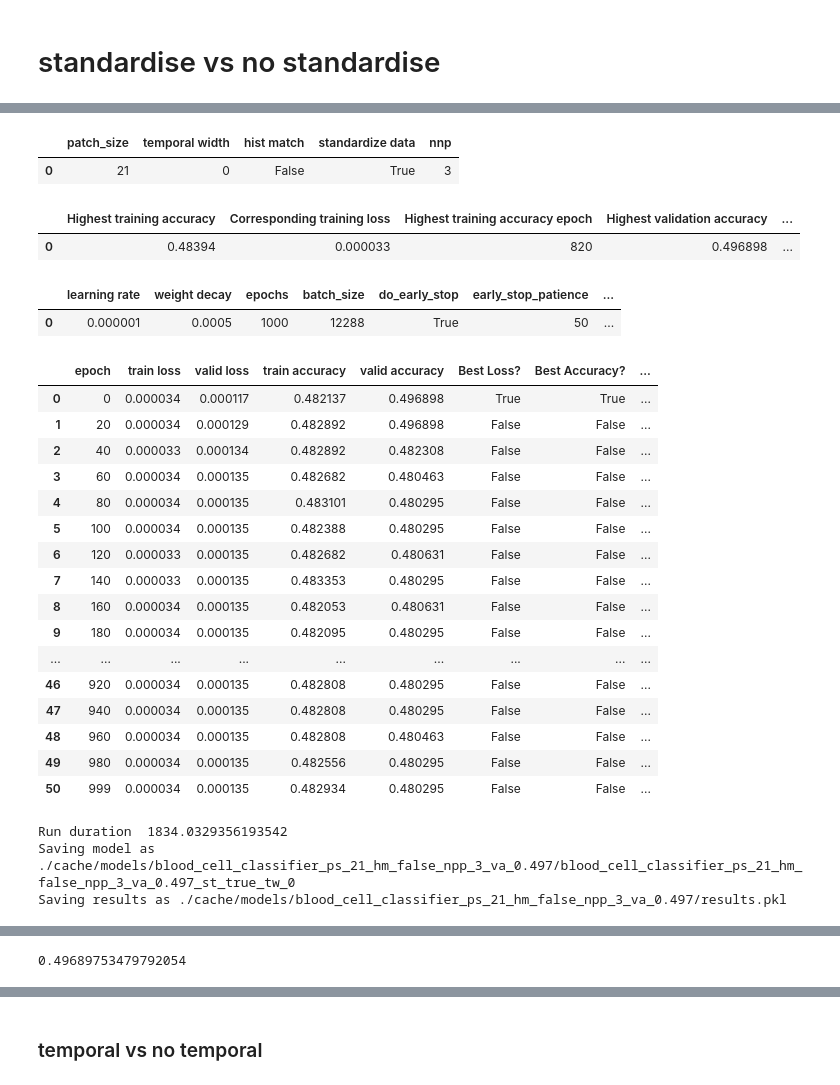
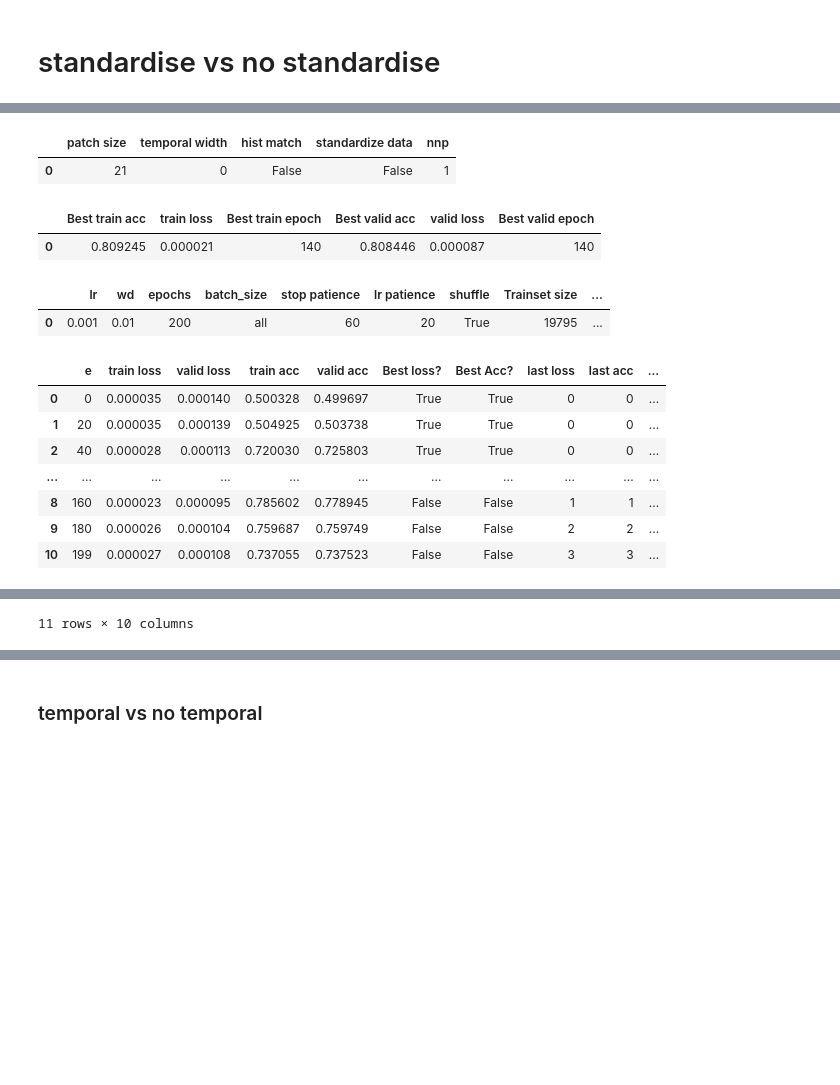
Before and after one commit to cchadj/cell-tracking-ucl-thesis, a Jupyter notebook: train-model-minimal.ipynb, the cells around one changed output, grey strips where cells are left out. Drawn from its saved outputs; the diff is of its cells as text; code cells hidden in the pictures; blank space fills up the shorter version.

```diff
--- a/train-model-minimal.ipynb
+++ b/train-model-minimal.ipynb
@@ -36,0 +1,18 @@ Using device: cuda
+# %%
+%load_ext autoreload
+%autoreload 2
+%autosave 5
+
+import torch
+import collections
+from copy import deepcopy
+
+from sharedvariables import get_video_sessions
+from train_model import train_model_demo
+
+device = torch.device('cuda' if torch.cuda.is_available() else 'cpu')
+print('Using device:', device)
+print()
+
+
+video_sessions_registered = get_video_sessions(should_be_registered=True, should_have_marked_cells=True)
@@ -37,5 +24,18 @@ Using device: cuda
 # %% [markdown]
 # standardise vs no standardise
+# %%
+train_params = collections.OrderedDict(
+    epochs=200,
+    lr = .001,
+
+    weight_decay=0.01,
+    batch_size='all', # can be a number or None/'all' to train all trainset at once.
+    do_early_stop=True,  # Optional default True
+    early_stop_patience=60, # How many epochs with no validation accuracy improvement before stopping early
+    learning_rate_scheduler_patience=20, # How many epochs with no validation accuracy improvement before lowering learning rate
+    evaluate_epochs=10,
+
+    shuffle=True)
 # %%
 model, results = train_model_demo(
                  patch_size=21,
@@ -175,10 +253,11 @@ model, results = train_model_demo(
                  patch_size=21,
                  temporal_width=0,
                  do_hist_match=False,
-                 n_negatives_per_positive=3,
-                 standardize_dataset=True,
+                 n_negatives_per_positive=1,
+                 standardize_dataset=False,
 
-                 train_params=train_params,
+                 video_sessions = video_sessions_registered,
+                 train_params=deepcopy(train_params),
                  try_load_data_from_cache=False,
                  try_load_model_from_cache=False,
                 )
@@ -187,26 +268,14 @@ results.best_valid_accuracy
-|  | patch_size | temporal width | hist match | standardize data | nnp |
-| 0 | 21 | 0 | False | True | 3 |
+|  | patch size | temporal width | hist match | standardize data | nnp |
+| 0 | 21 | 0 | False | False | 1 |
-|  | Highest training accuracy | Corresponding training loss | Highest training accuracy epoch | Highest validation accuracy | ... |
-| 0 | 0.48394 | 0.000033 | 820 | 0.496898 | ... |
+|  | Best train acc | train loss | Best train epoch | Best valid acc | valid loss | Best valid epoch |
+| 0 | 0.809245 | 0.000021 | 140 | 0.808446 | 0.000087 | 140 |
-|  | learning rate | weight decay | epochs | batch_size | do_early_stop | early_stop_patience | ... |
-| 0 | 0.000001 | 0.0005 | 1000 | 12288 | True | 50 | ... |
+|  | lr | wd | epochs | batch_size | stop patience | lr patience | shuffle | Trainset size | ... |
+| 0 | 0.001 | 0.01 | 200 | all | 60 | 20 | True | 19795 | ... |
-|  | epoch | train loss | valid loss | train accuracy | valid accuracy | Best Loss? | Best Accuracy? | ... |
-| 0 | 0 | 0.000034 | 0.000117 | 0.482137 | 0.496898 | True | True | ... |
-| 1 | 20 | 0.000034 | 0.000129 | 0.482892 | 0.496898 | False | False | ... |
-| 2 | 40 | 0.000033 | 0.000134 | 0.482892 | 0.482308 | False | False | ... |
-| 3 | 60 | 0.000034 | 0.000135 | 0.482682 | 0.480463 | False | False | ... |
-| 4 | 80 | 0.000034 | 0.000135 | 0.483101 | 0.480295 | False | False | ... |
-| 5 | 100 | 0.000034 | 0.000135 | 0.482388 | 0.480295 | False | False | ... |
-| 6 | 120 | 0.000033 | 0.000135 | 0.482682 | 0.480631 | False | False | ... |
-| 7 | 140 | 0.000033 | 0.000135 | 0.483353 | 0.480295 | False | False | ... |
-| 8 | 160 | 0.000034 | 0.000135 | 0.482053 | 0.480631 | False | False | ... |
-| 9 | 180 | 0.000034 | 0.000135 | 0.482095 | 0.480295 | False | False | ... |
-| ... | ... | ... | ... | ... | ... | ... | ... | ... |
-| 46 | 920 | 0.000034 | 0.000135 | 0.482808 | 0.480295 | False | False | ... |
-| 47 | 940 | 0.000034 | 0.000135 | 0.482808 | 0.480295 | False | False | ... |
-| 48 | 960 | 0.000034 | 0.000135 | 0.482808 | 0.480463 | False | False | ... |
-| 49 | 980 | 0.000034 | 0.000135 | 0.482556 | 0.480295 | False | False | ... |
-| 50 | 999 | 0.000034 | 0.000135 | 0.482934 | 0.480295 | False | False | ... |
+|  | e | train loss | valid loss | train acc | valid acc | Best loss? | Best Acc? | last loss | last acc | ... |
+| 0 | 0 | 0.000035 | 0.000140 | 0.500328 | 0.499697 | True | True | 0 | 0 | ... |
+| 1 | 20 | 0.000035 | 0.000139 | 0.504925 | 0.503738 | True | True | 0 | 0 | ... |
+| 2 | 40 | 0.000028 | 0.000113 | 0.720030 | 0.725803 | True | True | 0 | 0 | ... |
+| ... | ... | ... | ... | ... | ... | ... | ... | ... | ... | ... |
+| 8 | 160 | 0.000023 | 0.000095 | 0.785602 | 0.778945 | False | False | 1 | 1 | ... |
+| 9 | 180 | 0.000026 | 0.000104 | 0.759687 | 0.759749 | False | False | 2 | 2 | ... |
+| 10 | 199 | 0.000027 | 0.000108 | 0.737055 | 0.737523 | False | False | 3 | 3 | ... |
-Run duration  1834.0329356193542
-Saving model as ./cache/models/blood_cell_classifier_ps_21_hm_false_npp_3_va_0.497/blood_cell_classifier_ps_21_hm_false_npp_3_va_0.497_st_true_tw_0
-Saving results as ./cache/models/blood_cell_classifier_ps_21_hm_false_npp_3_va_0.497/results.pkl
@@ -224 +282 @@ Negative accuracy:       0.000
-0.49689753479792054
+11 rows × 10 columns
```
Also changed, not shown: parts of 34 cells of this notebook.
